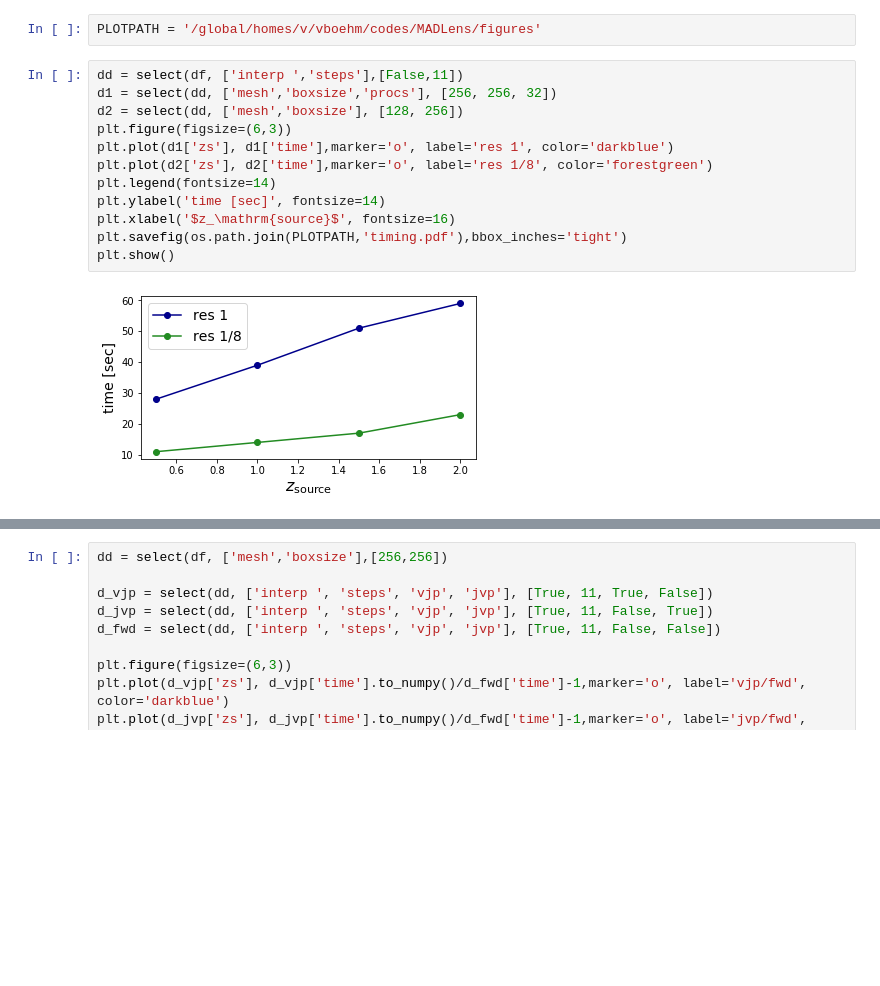
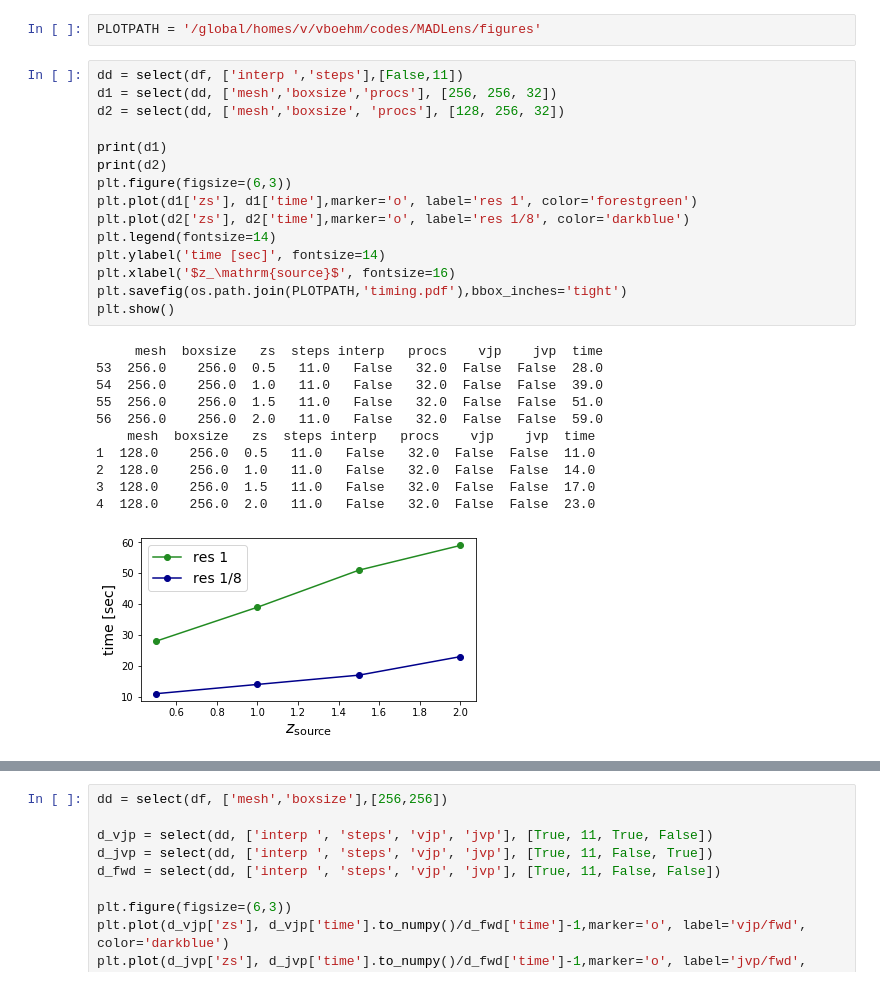
Before and after one commit to VMBoehm/MADLens, a Jupyter notebook: notebooks/TimingTests.ipynb, the cells around one changed output, grey strips where cells are left out. Drawn from its saved outputs; the diff is of its cells as text; blank space fills up the shorter version.

Commit message:
timing plots

```diff
--- a/notebooks/TimingTests.ipynb
+++ b/notebooks/TimingTests.ipynb
@@ -22,17 +22,30 @@ PLOTPATH = '/global/homes/v/vboehm/codes/MADLens/figures'
 # %%
 dd = select(df, ['interp ','steps'],[False,11])
 d1 = select(dd, ['mesh','boxsize','procs'], [256, 256, 32])
-d2 = select(dd, ['mesh','boxsize'], [128, 256])
+d2 = select(dd, ['mesh','boxsize', 'procs'], [128, 256, 32])
+
+print(d1)
+print(d2)
 plt.figure(figsize=(6,3))
-plt.plot(d1['zs'], d1['time'],marker='o', label='res 1', color='darkblue')
-plt.plot(d2['zs'], d2['time'],marker='o', label='res 1/8', color='forestgreen')
+plt.plot(d1['zs'], d1['time'],marker='o', label='res 1', color='forestgreen')
+plt.plot(d2['zs'], d2['time'],marker='o', label='res 1/8', color='darkblue')
 plt.legend(fontsize=14)
 plt.ylabel('time [sec]', fontsize=14)
 plt.xlabel('$z_\mathrm{source}$', fontsize=16)
 plt.savefig(os.path.join(PLOTPATH,'timing.pdf'),bbox_inches='tight')
 plt.show()
 # %% [output]
+     mesh  boxsize   zs  steps interp   procs    vjp    jvp  time
+53  256.0    256.0  0.5   11.0   False   32.0  False  False  28.0
+54  256.0    256.0  1.0   11.0   False   32.0  False  False  39.0
+55  256.0    256.0  1.5   11.0   False   32.0  False  False  51.0
+56  256.0    256.0  2.0   11.0   False   32.0  False  False  59.0
+    mesh  boxsize   zs  steps interp   procs    vjp    jvp  time
+1  128.0    256.0  0.5   11.0   False   32.0  False  False  11.0
+2  128.0    256.0  1.0   11.0   False   32.0  False  False  14.0
+3  128.0    256.0  1.5   11.0   False   32.0  False  False  17.0
+4  128.0    256.0  2.0   11.0   False   32.0  False  False  23.0
-[figure, old version]
+[figure, new version]
 # %%
 colors = ['forestgreen','darkblue']
 plt.figure(figsize=(6,3))
```
Also changed, not shown: parts of 3 cells of this notebook, 4 other files.
